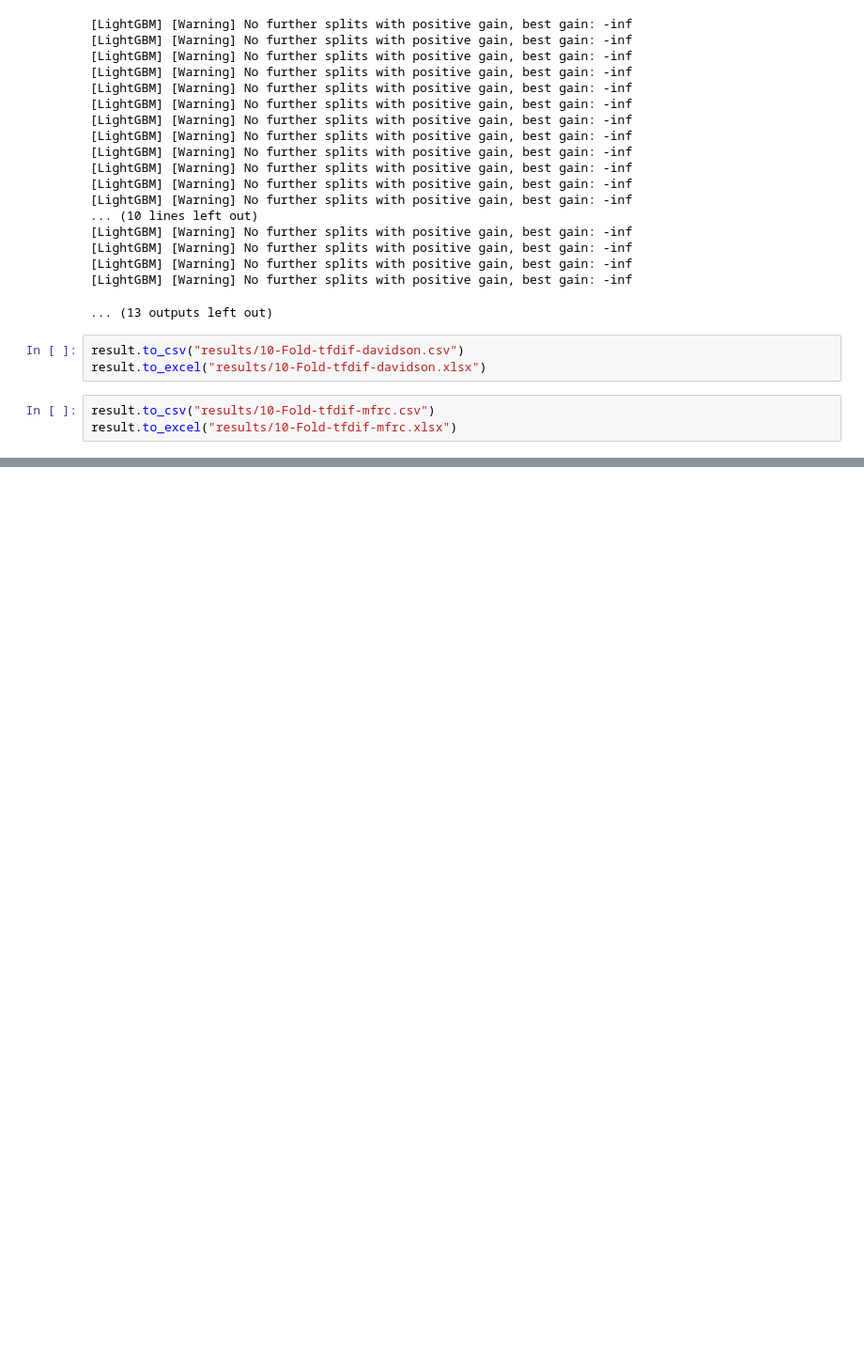
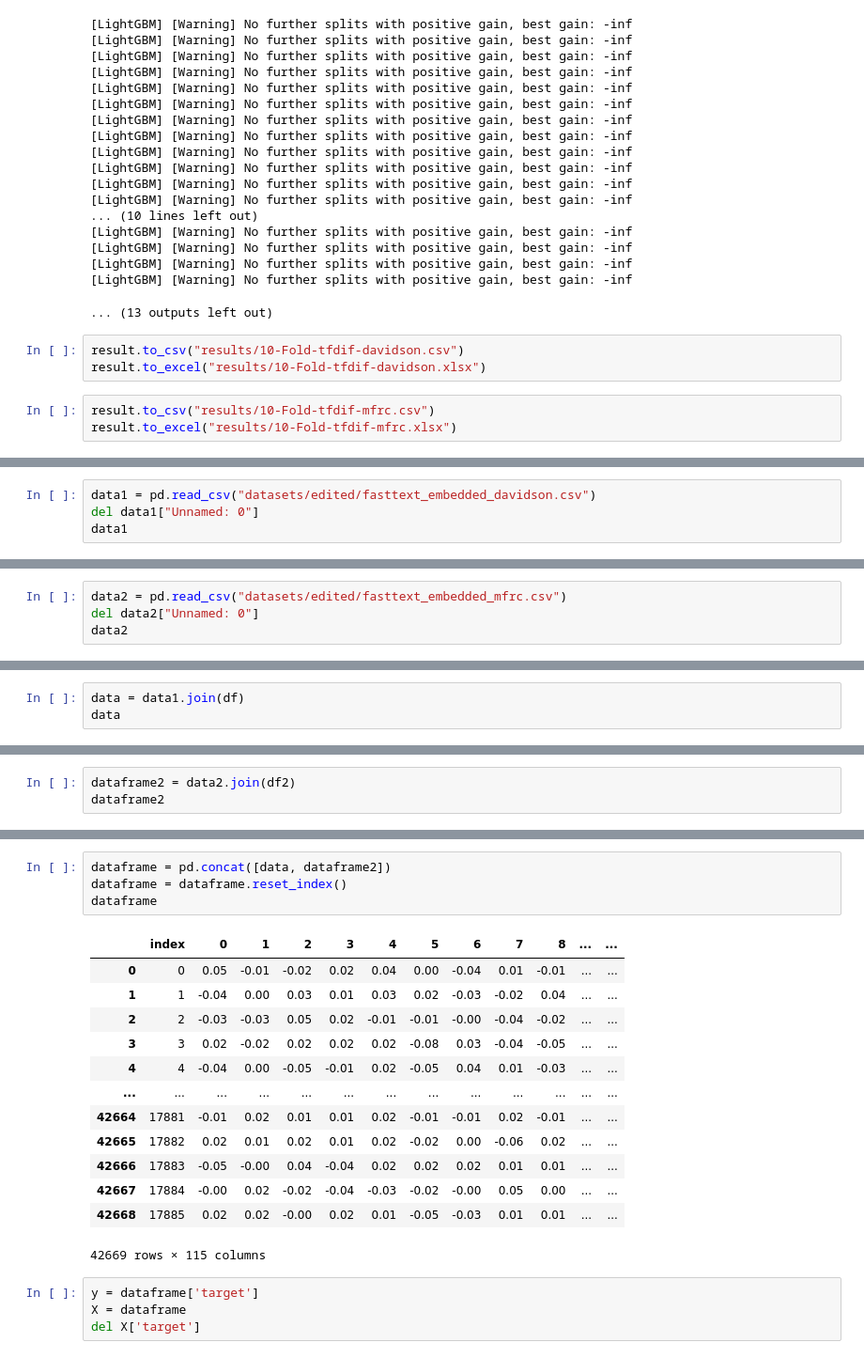
Before and after one commit to robertodr01/Ethical-NLP, a Jupyter notebook: lazy-classifier.ipynb, the cells around one changed output, grey strips where cells are left out. Shown at 94% size. Drawn from its saved outputs; the diff is of its cells as text; blank space fills up the shorter version.

Commit message:
modified lazy-classifier for training unified mfrc and davidon datasets

```diff
--- a/lazy-classifier.ipynb
+++ b/lazy-classifier.ipynb
@@ -1252,0 +1297,4 @@ result.to_excel("results/10-Fold-tfdif-mfrc.xlsx")
+# %%
+data1 = pd.read_csv("datasets/edited/fasttext_embedded_davidson.csv")
+del data1["Unnamed: 0"]
+data1
@@ -1252,0 +1315,4 @@ result.to_excel("results/10-Fold-tfdif-mfrc.xlsx")
+# %%
+data2 = pd.read_csv("datasets/edited/fasttext_embedded_mfrc.csv")
+del data2["Unnamed: 0"]
+data2
@@ -1252,0 +1333,3 @@ result.to_excel("results/10-Fold-tfdif-mfrc.xlsx")
+# %%
+data = data1.join(df)
+data
@@ -1252,0 +1350,3 @@ result.to_excel("results/10-Fold-tfdif-mfrc.xlsx")
+# %%
+dataframe2 = data2.join(df2)
+dataframe2
@@ -1252,0 +1367,22 @@ result.to_excel("results/10-Fold-tfdif-mfrc.xlsx")
+# %%
+dataframe = pd.concat([data, dataframe2])
+dataframe = dataframe.reset_index()
+dataframe
+# %% [output]
+|  | index | 0 | 1 | 2 | 3 | 4 | 5 | 6 | 7 | 8 | ... | ... |
+| 0 | 0 | 0.05 | -0.01 | -0.02 | 0.02 | 0.04 | 0.00 | -0.04 | 0.01 | -0.01 | ... | ... |
+| 1 | 1 | -0.04 | 0.00 | 0.03 | 0.01 | 0.03 | 0.02 | -0.03 | -0.02 | 0.04 | ... | ... |
+| 2 | 2 | -0.03 | -0.03 | 0.05 | 0.02 | -0.01 | -0.01 | -0.00 | -0.04 | -0.02 | ... | ... |
+| 3 | 3 | 0.02 | -0.02 | 0.02 | 0.02 | 0.02 | -0.08 | 0.03 | -0.04 | -0.05 | ... | ... |
+| 4 | 4 | -0.04 | 0.00 | -0.05 | -0.01 | 0.02 | -0.05 | 0.04 | 0.01 | -0.03 | ... | ... |
+| ... | ... | ... | ... | ... | ... | ... | ... | ... | ... | ... | ... | ... |
+| 42664 | 17881 | -0.01 | 0.02 | 0.01 | 0.01 | 0.02 | -0.01 | -0.01 | 0.02 | -0.01 | ... | ... |
+| 42665 | 17882 | 0.02 | 0.01 | 0.02 | 0.01 | 0.02 | -0.02 | 0.00 | -0.06 | 0.02 | ... | ... |
+| 42666 | 17883 | -0.05 | -0.00 | 0.04 | -0.04 | 0.02 | 0.02 | 0.02 | 0.01 | 0.01 | ... | ... |
+| 42667 | 17884 | -0.00 | 0.02 | -0.02 | -0.04 | -0.03 | -0.02 | -0.00 | 0.05 | 0.00 | ... | ... |
+| 42668 | 17885 | 0.02 | 0.02 | -0.00 | 0.02 | 0.01 | -0.05 | -0.03 | 0.01 | 0.01 | ... | ... |
+42669 rows × 115 columns
+# %%
+y = dataframe['target']
+X = dataframe
+del X['target']
```
Also changed, not shown: parts of 51 cells of this notebook.
